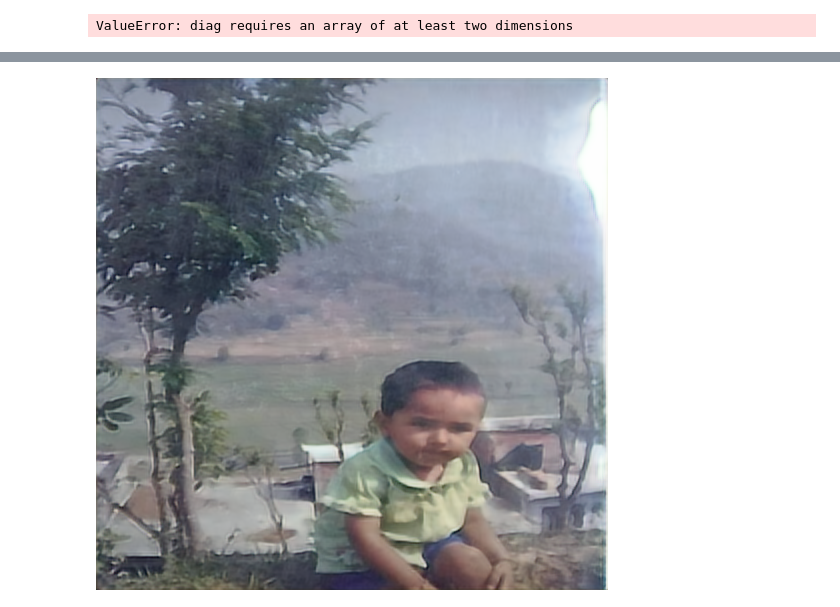
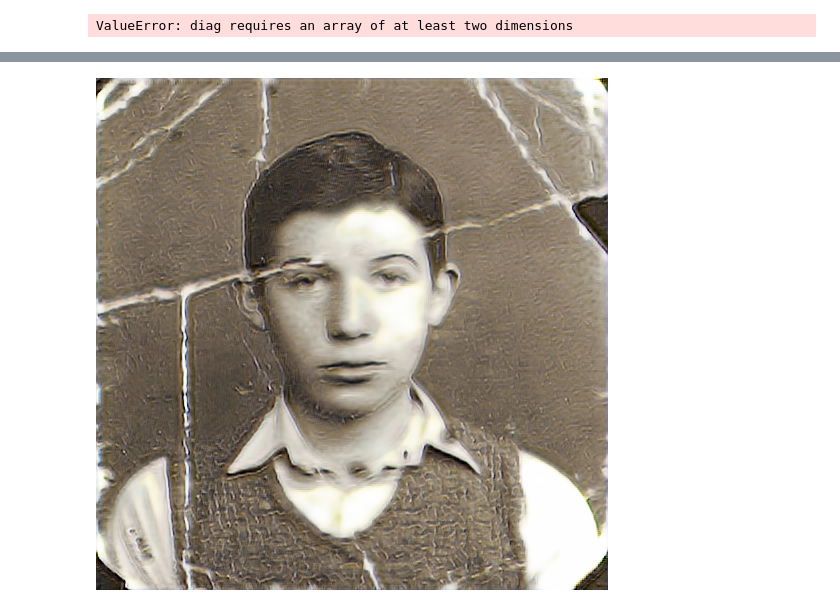
Before and after one commit to Imsanskar/Old-image-restoration-minor, a Jupyter notebook: webpage/pix2pix_super_res/model.ipynb, the cells around one changed output, grey strips where cells are left out. Cells and saved outputs as stored; diff of their text form; code cells hidden in the pictures.

```diff
--- a/webpage/pix2pix_super_res/model.ipynb
+++ b/webpage/pix2pix_super_res/model.ipynb
@@ -201,7 +201,7 @@ cuda = True if torch.cuda.is_available() else False
 device = 'cuda' if torch.cuda.is_available() else 'cpu'
 print(cuda)
 
-generator_file = "saved_models/generator.pth"
+generator_file = "saved_models/generator_87.pth"
 discriminator_file = "saved_models/discriminator.pth"
 # initialize weights if the model is not found in the paths
 if os.path.exists(generator_file):
@@ -493,3 +492,8 @@ preprocess = transforms.Compose([
 fid(model(preprocess(new_image).unsqueeze(0)).detach().cpu().numpy(), model(preprocess(original_image).unsqueeze(0)).detach().cpu().numpy())
 # %% [output]
 ValueError: diag requires an array of at least two dimensions
+# %%
+generator_file = "saved_models/generator.pth"
+
+generator.load_state_dict(torch.load(generator_file, map_location = device))
+generator.eval()
@@ -496,23 +518,31 @@ ValueError: diag requires an array of at least two dimensions
 # %%
 import requests
 from io import BytesIO
+transform = transforms.Compose([
+    transforms.ToTensor(), # transform to tensor
+    transforms.Resize((image_width, image_height)) # Resize the image to constant size
+])
 
-response = requests.get("https://pbs.twimg.com/media/FJ8XOTbagAcpzcm?format=png&name=small")
+
+link = "https://pixbim.com/sites/default/files/blogpics/smith/orpicsai/scratch_removal/scratch_removal_automatic_1.jpg"
+response = requests.get(link)
 original_image = Image.open(BytesIO(response.content))
+# original_image = test_list[0]["A"]
 output_image = image_manipulation.np_to_pil(
     generator(transform(original_image).unsqueeze(0).to(device)).detach().cpu().numpy()[0]
 )
 
 width, height = original_image.size
 output_image.resize((width, height))
 new_image = Image.new(output_image.mode, (width * 2, height))
 
 new_image.paste(original_image, (0, 0))
 new_image.paste(output_image, (width, 0))
 
+# image_manipulation.np_to_pil(transform(original_image).detach().cpu().numpy())
 output_image
 # %% [output]
-[figure, old version]
+[figure, new version]
 # %%
 torch.save(generator.state_dict(), "saved_models/generator.pth")
 torch.save(discriminator.state_dict(), "saved_models/discriminator.pth")
```
Also changed, not shown: parts of 2 cells of this notebook, 6 other files.
